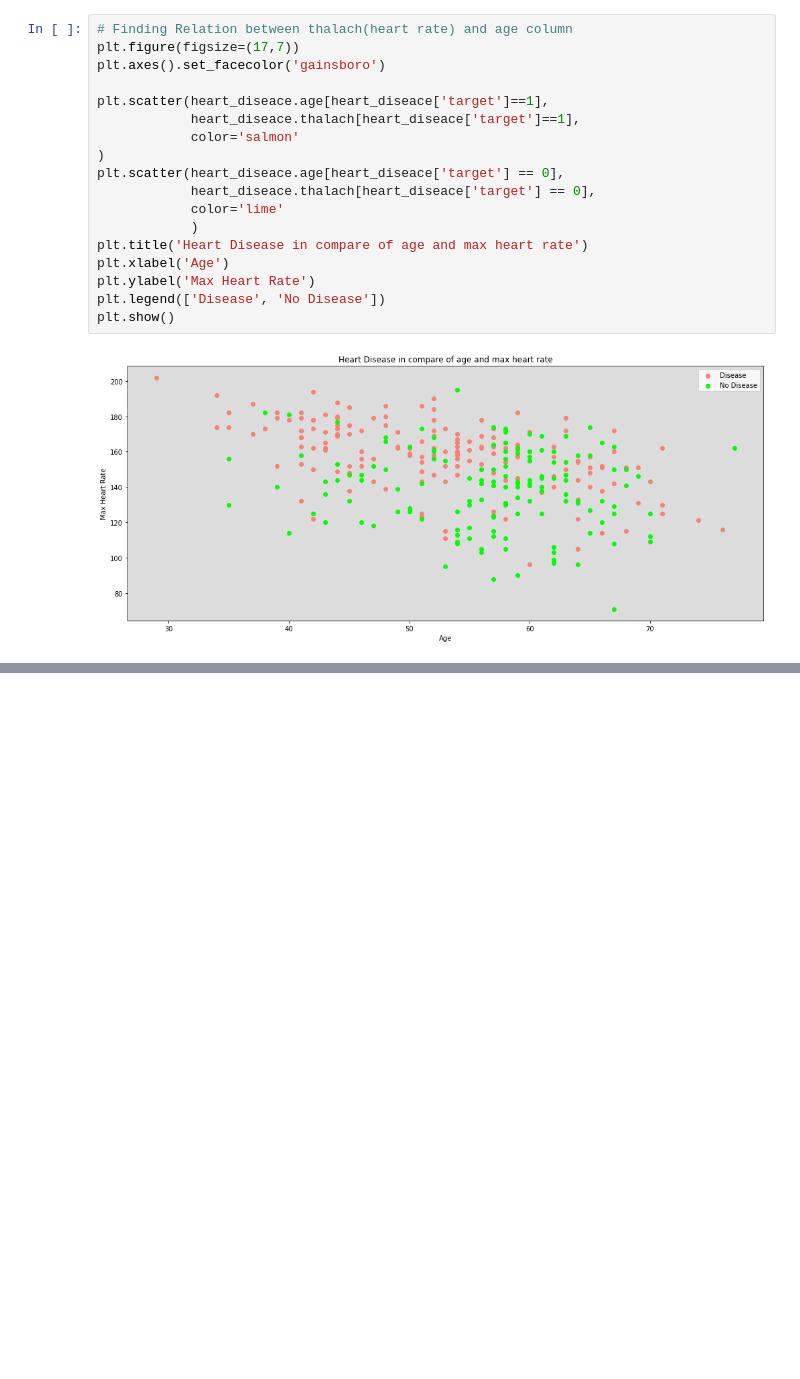
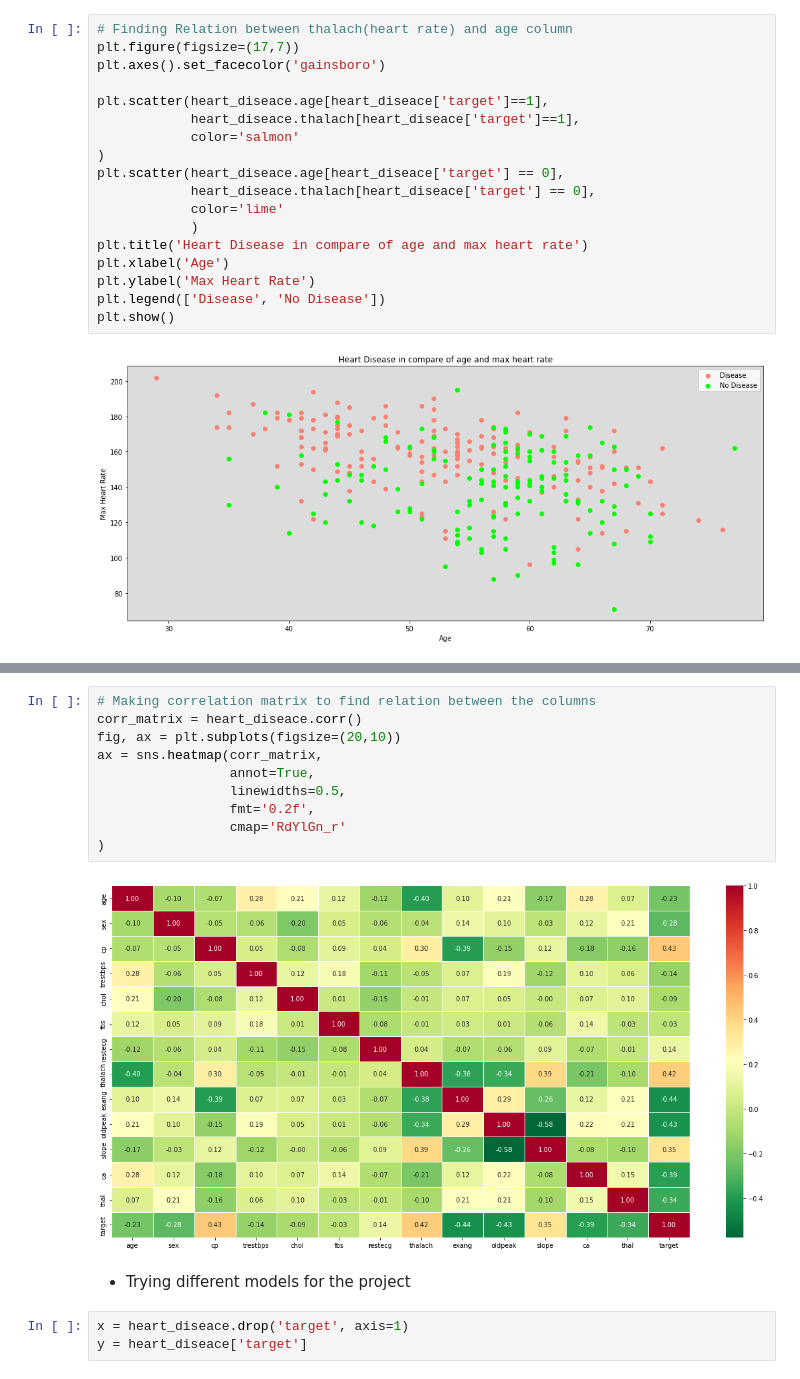
Before and after one commit to kevalsakhiya/machine-learning, a Jupyter notebook: classifications/heart_diseace_classsification-1.ipynb, the cells around one changed output, grey strips where cells are left out. Cells and saved outputs as stored; diff of their text form; blank space fills up the shorter version.

Commit message:
tested different models

```diff
--- a/classifications/heart_diseace_classsification-1.ipynb
+++ b/classifications/heart_diseace_classsification-1.ipynb
@@ -141,0 +170,17 @@ plt.show()
+# %%
+# Making correlation matrix to find relation between the columns
+corr_matrix = heart_diseace.corr()
+fig, ax = plt.subplots(figsize=(20,10))
+ax = sns.heatmap(corr_matrix,
+                 annot=True,
+                 linewidths=0.5,
+                 fmt='0.2f',
+                 cmap='RdYlGn_r'
+)
+# %% [output]
+[figure, added]
+# %% [markdown]
+* Trying different models for the project
+# %%
+x = heart_diseace.drop('target', axis=1)
+y = heart_diseace['target']
```
Also changed, not shown: parts of 7 cells of this notebook.
